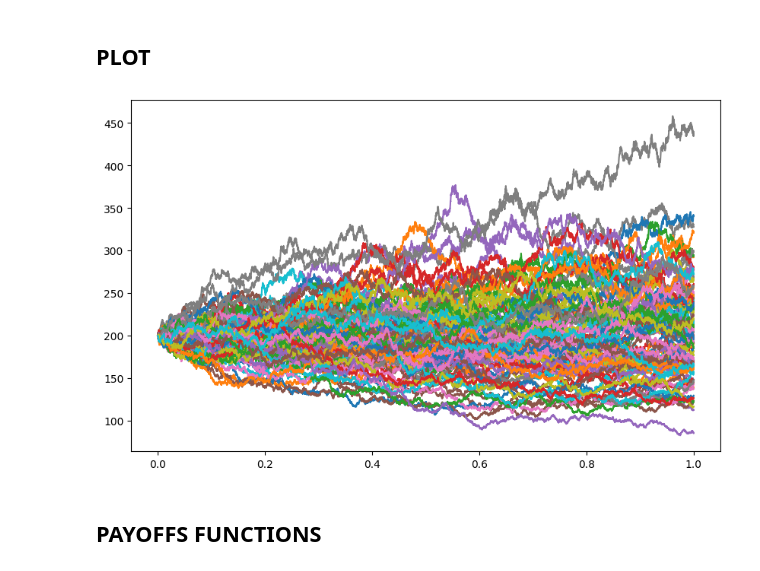
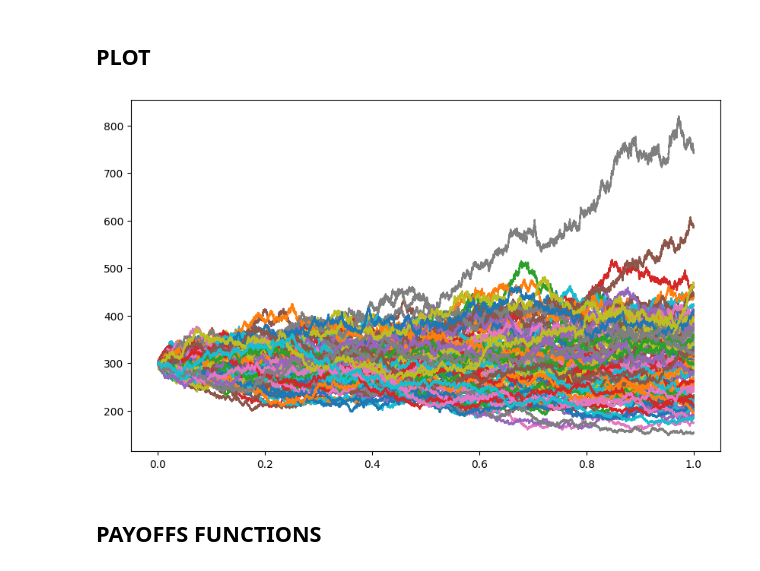
Before and after one commit to RayaneTroudi/ASIATIC_OPTION_PRICING, a Jupyter notebook: src/monte_carlo.ipynb, the cells around one changed output. Cells and saved outputs as stored; diff of their text form; code cells hidden in the pictures.

```diff
--- a/src/monte_carlo.ipynb
+++ b/src/monte_carlo.ipynb
@@ -10,10 +10,10 @@ import matplotlib.pyplot as plt
 M = 1000     # number of simulation by the M.C method
 T = 1        # maturity
 K = 205      # strike of the option
-S0 = 200     # initial price
+S0 = 300    # initial price
 r = 0.035    # rate
 sigma = 0.3  # volatility
-n = 10000    # number of values to get to compute the mean of S
+n = 100000    # number of values to get to compute the mean of S
 dt = T / n   # time step for edp resolution
 # %% [markdown]
 ## RANDOM WALKING : PRICE SIMULATION
@@ -31,11 +31,11 @@ for i in range(1, n+1):
 # %%
 time = np.linspace(0,T,n+1)
 plt.figure(figsize=(10, 6))
-to_plot = int(M/10)
+to_plot = 100
 for i in range(to_plot):
     plt.plot(time,S[i,:])
 # %% [output]
-[figure, old version]
+[figure, new version]
 # %% [markdown]
 ## PAYOFFS FUNCTIONS
 # %%
```
Also changed, not shown: parts of 1 cell of this notebook, 2 other files.
